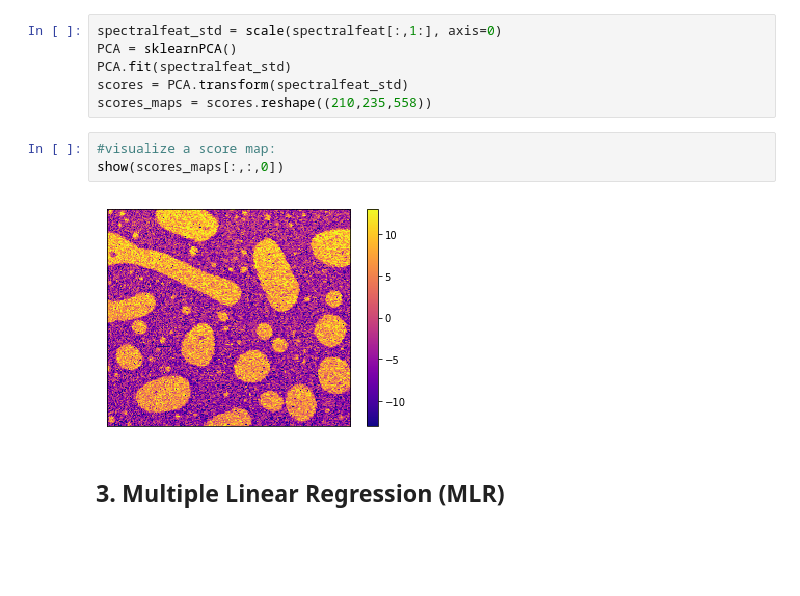
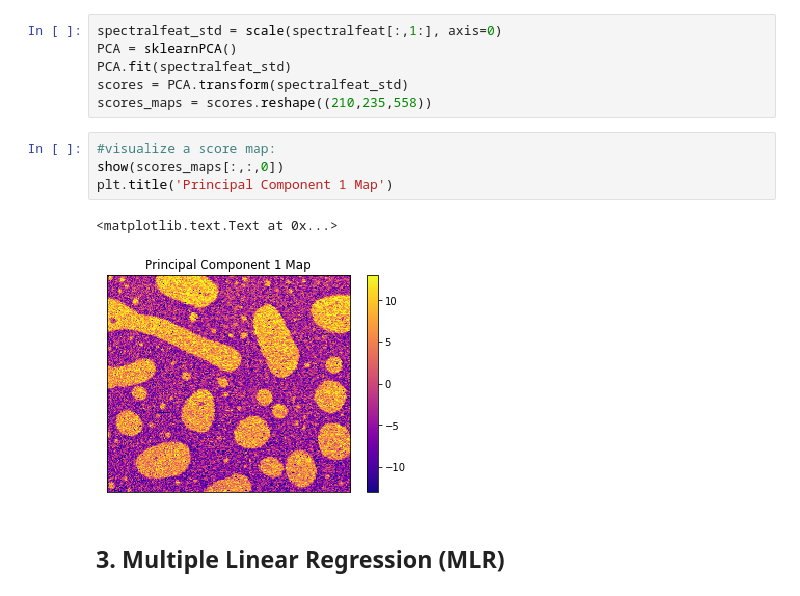
Before and after one commit to kongjy/MultimodalAFMonPMMAP3HT_processing, a Jupyter notebook: jupyter_notebooks/si_notebook.ipynb, the cells around one changed output. Saved outputs shown, nothing was run; the diff lists cells and outputs as text; blank space fills up the shorter version.

```diff
--- a/jupyter_notebooks/si_notebook.ipynb
+++ b/jupyter_notebooks/si_notebook.ipynb
@@ -242,8 +242,10 @@ scores_maps = scores.reshape((210,235,558))
 # %%
 #visualize a score map:
 show(scores_maps[:,:,0])
+plt.title('Principal Component 1 Map')
 # %% [output]
+<matplotlib.text.Text at 0x...>
-[figure, old version]
+[figure, new version]
 # %% [markdown]
 ## 3. Multiple Linear Regression (MLR)
 # %%
```
Also changed, not shown: parts of 4 cells of this notebook.
